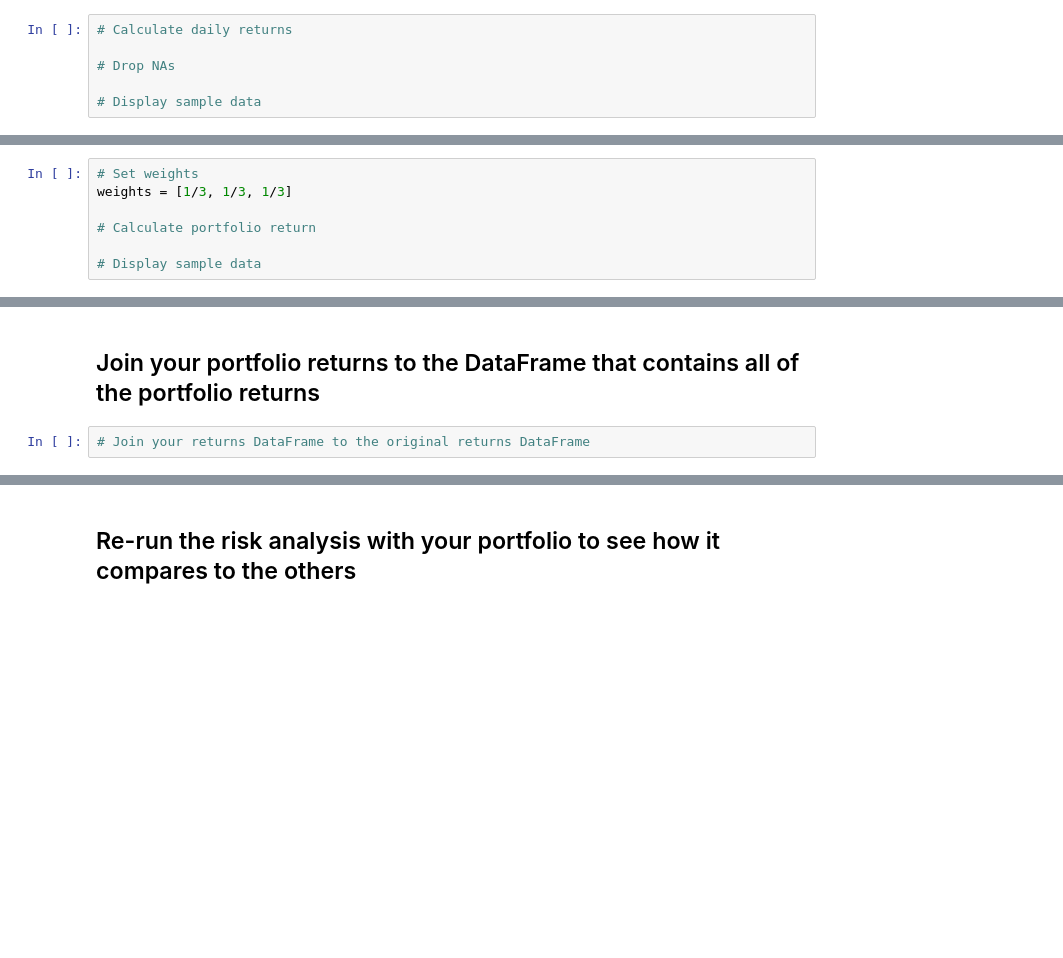
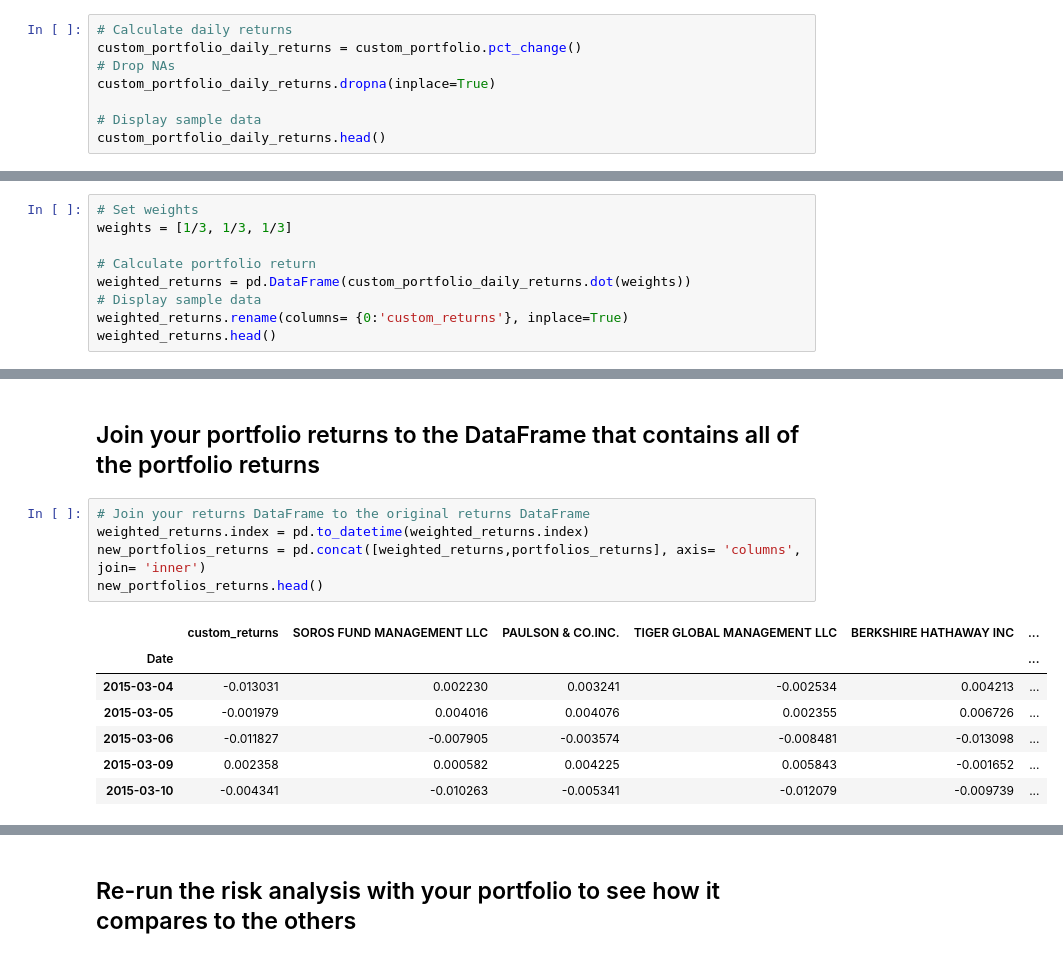
Before and after one commit to laramiedunlap/PortfolioComparison, a Jupyter notebook: portfolio_compare/whale_analysis.ipynb, the cells around one changed output, grey strips where cells are left out. Cells and saved outputs as stored; diff of their text form; blank space fills up the shorter version.

```diff
--- a/portfolio_compare/whale_analysis.ipynb
+++ b/portfolio_compare/whale_analysis.ipynb
@@ -355,6 +429,8 @@ In this section, you will build your own portfolio of stocks, calculate the retu
 # %%
 # Calculate daily returns
-
+custom_portfolio_daily_returns = custom_portfolio.pct_change()
 # Drop NAs
+custom_portfolio_daily_returns.dropna(inplace=True)
 
 # Display sample data
+custom_portfolio_daily_returns.head()
@@ -365,5 +449,7 @@ In this section, you will build your own portfolio of stocks, calculate the retu
 weights = [1/3, 1/3, 1/3]
 
 # Calculate portfolio return
-
+weighted_returns = pd.DataFrame(custom_portfolio_daily_returns.dot(weights))
 # Display sample data
+weighted_returns.rename(columns= {0:'custom_returns'}, inplace=True)
+weighted_returns.head()
@@ -371,5 +465,16 @@ weights = [1/3, 1/3, 1/3]
 ## Join your portfolio returns to the DataFrame that contains all of the portfolio returns
 # %%
 # Join your returns DataFrame to the original returns DataFrame
+weighted_returns.index = pd.to_datetime(weighted_returns.index)
+new_portfolios_returns = pd.concat([weighted_returns,portfolios_returns], axis= 'columns', join= 'inner')
+new_portfolios_returns.head()
+# %% [output]
+|  | custom_returns | SOROS FUND MANAGEMENT LLC | PAULSON & CO.INC. | TIGER GLOBAL MANAGEMENT LLC | BERKSHIRE HATHAWAY INC | ... |
+| Date |  |  |  |  |  | ... |
+| 2015-03-04 | -0.013031 | 0.002230 | 0.003241 | -0.002534 | 0.004213 | ... |
+| 2015-03-05 | -0.001979 | 0.004016 | 0.004076 | 0.002355 | 0.006726 | ... |
+| 2015-03-06 | -0.011827 | -0.007905 | -0.003574 | -0.008481 | -0.013098 | ... |
+| 2015-03-09 | 0.002358 | 0.000582 | 0.004225 | 0.005843 | -0.001652 | ... |
+| 2015-03-10 | -0.004341 | -0.010263 | -0.005341 | -0.012079 | -0.009739 | ... |
 # %%
 # Only compare dates where return data exists for all the stocks (drop NaNs)
```
Also changed, not shown: parts of 15 cells of this notebook, 3 other files.
